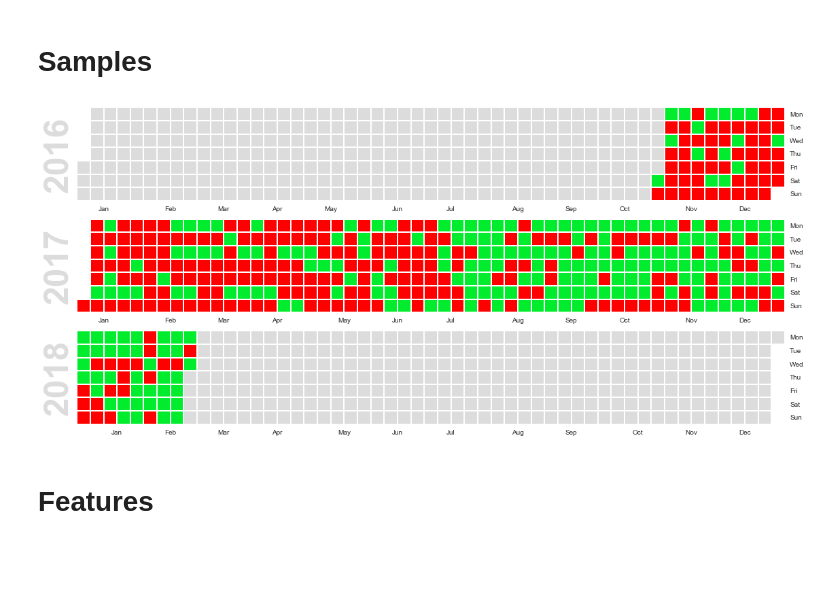
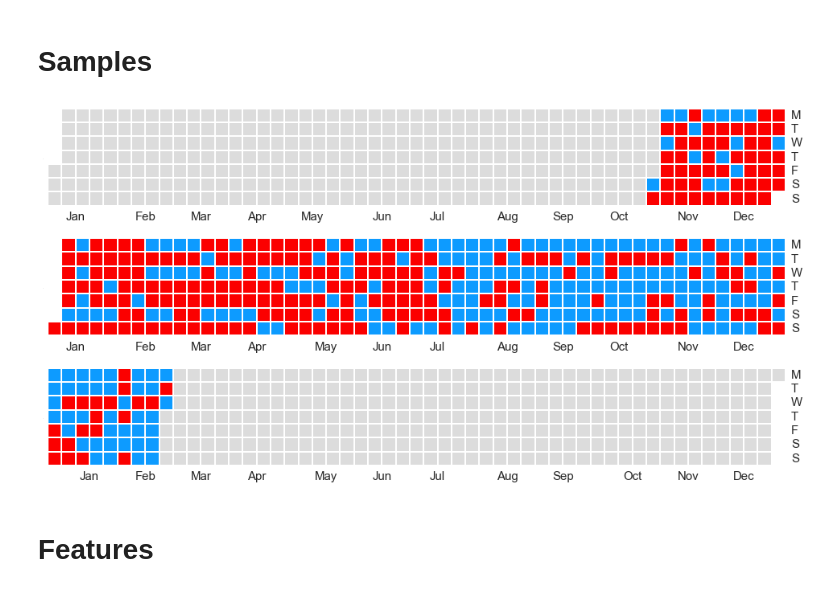
Before and after one commit to amadeuskanaan/PrecisionRunning, a Jupyter notebook: analyze.ipynb, the cells around one changed output. Saved outputs shown, nothing was run; the diff lists cells and outputs as text; code cells hidden in the pictures; blank space fills up the shorter version.

```diff
--- a/analyze.ipynb
+++ b/analyze.ipynb
@@ -399,25 +408,27 @@ df_features_day_run_z  = normalize_df_bycol(df_features_day_run)
 # %%
 import numpy as np; np.random.seed(sum(map(ord, 'calmap')))
 import pandas as pd
 import calmap
+import datetime
 df_cal  = df_features_day_all.copy(deep=True)
 
 for i in df_cal.index:
     if df_cal.loc[i]['Speed'] == 0.:
         df_cal.loc[i, 'cal'] = int(1)
     else:
         df_cal.loc[i,'cal'] = int(2)
 
-        cmap_gr = colors.ListedColormap([ '#ff0000', '#00ec2c',])#'#ff0000', 35a94c
-cal,ax = calmap.calendarplot(pd.Series(df_cal.cal.values,
-                index=[datetime.strptime(i,'%Y-%m-%d') for i in df_cal.index]),
+sns.set(style='white', font_scale=1.5)
+cmap_gr = colors.ListedColormap([ '#fb0000', '#0d9bff',])#'#ff0000', 35a94c
+cal,axes = calmap.calendarplot(pd.Series(df_cal.cal.values,
+                index=[datetime.datetime.strptime(i,'%Y-%m-%d') for i in df_cal.index]),
                 fillcolor='gainsboro', cmap = cmap_gr, yearascending = 1,
-                yearlabel_kws = dict(fontsize=50),
+                yearlabel_kws = dict(fontsize=0),  daylabels='MTWTFSS',
                 fig_kws=dict(figsize=(20,7)))
 
-#plt.savefig('FIGS/calmap.png',bbox_inches='tight',dpi=400)
+plt.savefig('FIGS/calmap.png',bbox_inches='tight',dpi=400, transparent = True)
 # %% [output]
-[figure, old version]
+[figure, new version]
 # %% [markdown]
 # Features
 # %%
```
Also changed, not shown: parts of 25 cells of this notebook.
